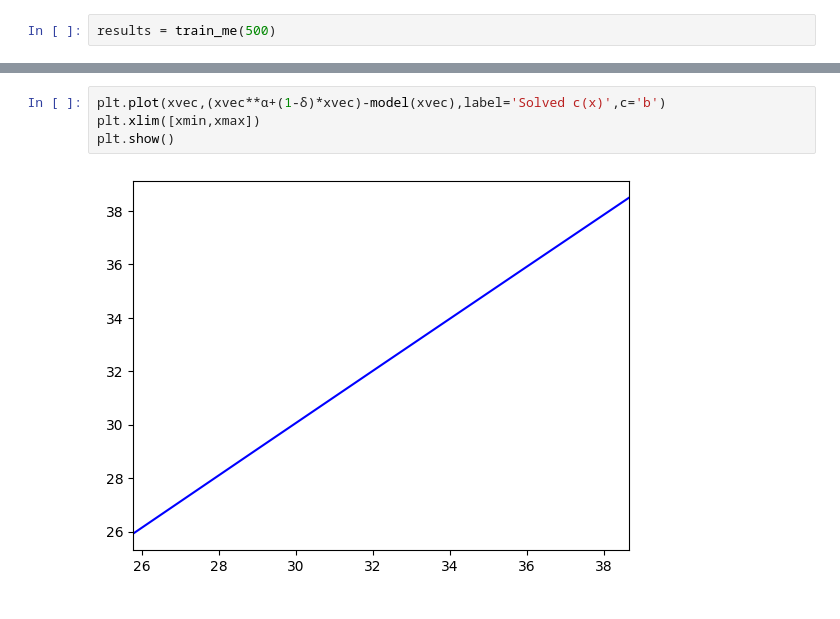
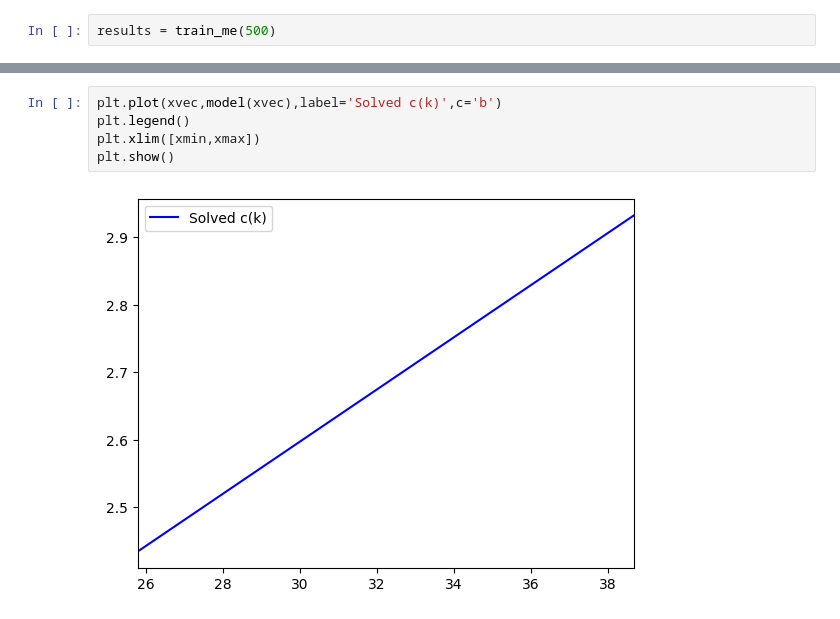
Before and after one commit to rawatpranjal/structural-economics, a Jupyter notebook: dynamic-programming/deeplearning5-coleman1991.ipynb, the cells around one changed output, grey strips where cells are left out. Saved outputs shown, nothing was run; the diff lists cells and outputs as text.

```diff
--- a/dynamic-programming/deeplearning5-coleman1991.ipynb
+++ b/dynamic-programming/deeplearning5-coleman1991.ipynb
@@ -128,6 +118,7 @@ plt.grid()
 # %%
-plt.plot(xvec,(xvec**α+(1-δ)*xvec)-model(xvec),label='Solved c(x)',c='b')
+plt.plot(xvec,model(xvec),label='Solved c(k)',c='b')
+plt.legend()
 plt.xlim([xmin,xmax])
 plt.show()
 # %% [output]
-[figure, old version]
+[figure, new version]
```
Also changed, not shown: parts of 9 cells of this notebook, 7 other files.
